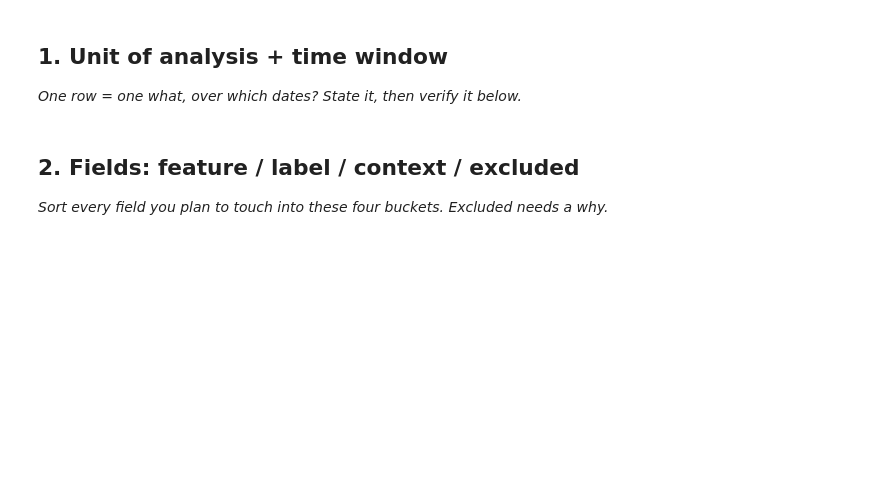
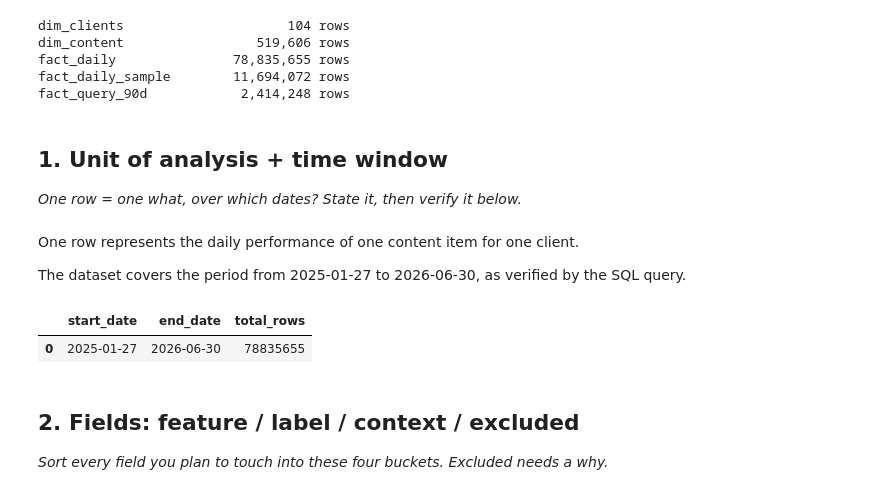
Before and after one commit to limon-available/starter-notebook, a Jupyter notebook: work/notebooks/w03_data_contract.ipynb, the cells around one changed output. Drawn from its saved outputs; the diff is of its cells as text; code cells hidden in the pictures; blank space fills up the shorter version.

```diff
--- a/work/notebooks/w03_data_contract.ipynb
+++ b/work/notebooks/w03_data_contract.ipynb
@@ -9,10 +26,46 @@ This skeleton is yours to fill. Work the sections **in order** — each one has
+# %%
+import duckdb
+
+con = duckdb.connect()
+con.execute(f"CREATE OR REPLACE SECRET hf (TYPE huggingface, TOKEN '{HF_TOKEN}')")
+
+REL = 'hf://datasets/FlyRank/internship-warehouse'
+TABLES = {
+    'dim_clients':                f"read_parquet('{REL}/dim_clients.parquet')",
+    'dim_content':                f"read_parquet('{REL}/dim_content.parquet')",
+    'fact_daily':                 f"read_parquet('{REL}/fact_content_daily_performance/**/*.parquet')",
+    'fact_daily_sample':          f"read_parquet('{REL}/fact_content_daily_performance_sample.parquet')",
+    'fact_query_90d':             f"read_parquet('{REL}/fact_content_query_90d.parquet')",
+}
+
+for name, src in TABLES.items():
+    n = con.sql(f'SELECT COUNT(*) FROM {src}').fetchone()[0]
+    print(f'{name:22} {n:>12,} rows')
+# %% [output]
+dim_clients                     104 rows
+dim_content                 519,606 rows
+fact_daily               78,835,655 rows
+fact_daily_sample        11,694,072 rows
+fact_query_90d            2,414,248 rows
 # %% [markdown]
 ## 1. Unit of analysis + time window
 
 *One row = one what, over which dates? State it, then verify it below.*
+# %% [markdown]
+One row represents the daily performance of one content item for one client.
+
+The dataset covers the period from 2025-01-27 to 2026-06-30, as verified by the SQL query.
 # %%
-# This cell is for CODE (numbers, a query, a check).
-# Write your text answer in the cell ABOVE this one — typing sentences here breaks Run All.
+con.sql(f"""
+SELECT
+    MIN(report_date) AS start_date,
+    MAX(report_date) AS end_date,
+    COUNT(*) AS total_rows
+FROM {TABLES['fact_daily']}
+""").df()
+# %% [output]
+|  | start_date | end_date | total_rows |
+| 0 | 2025-01-27 | 2026-06-30 | 78835655 |
 # %% [markdown]
 ## 2. Fields: feature / label / context / excluded
 
```
Also changed, not shown: parts of 15 cells of this notebook.
